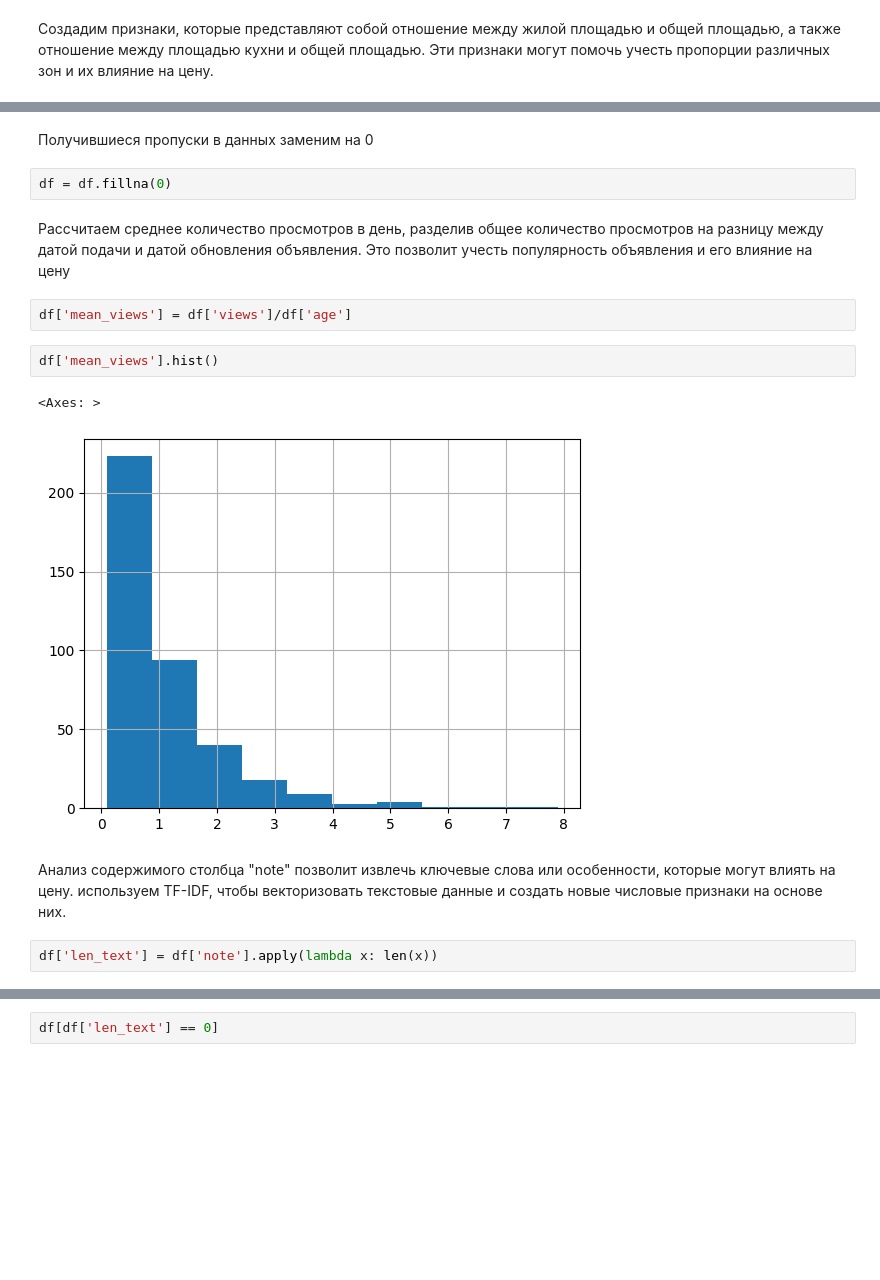
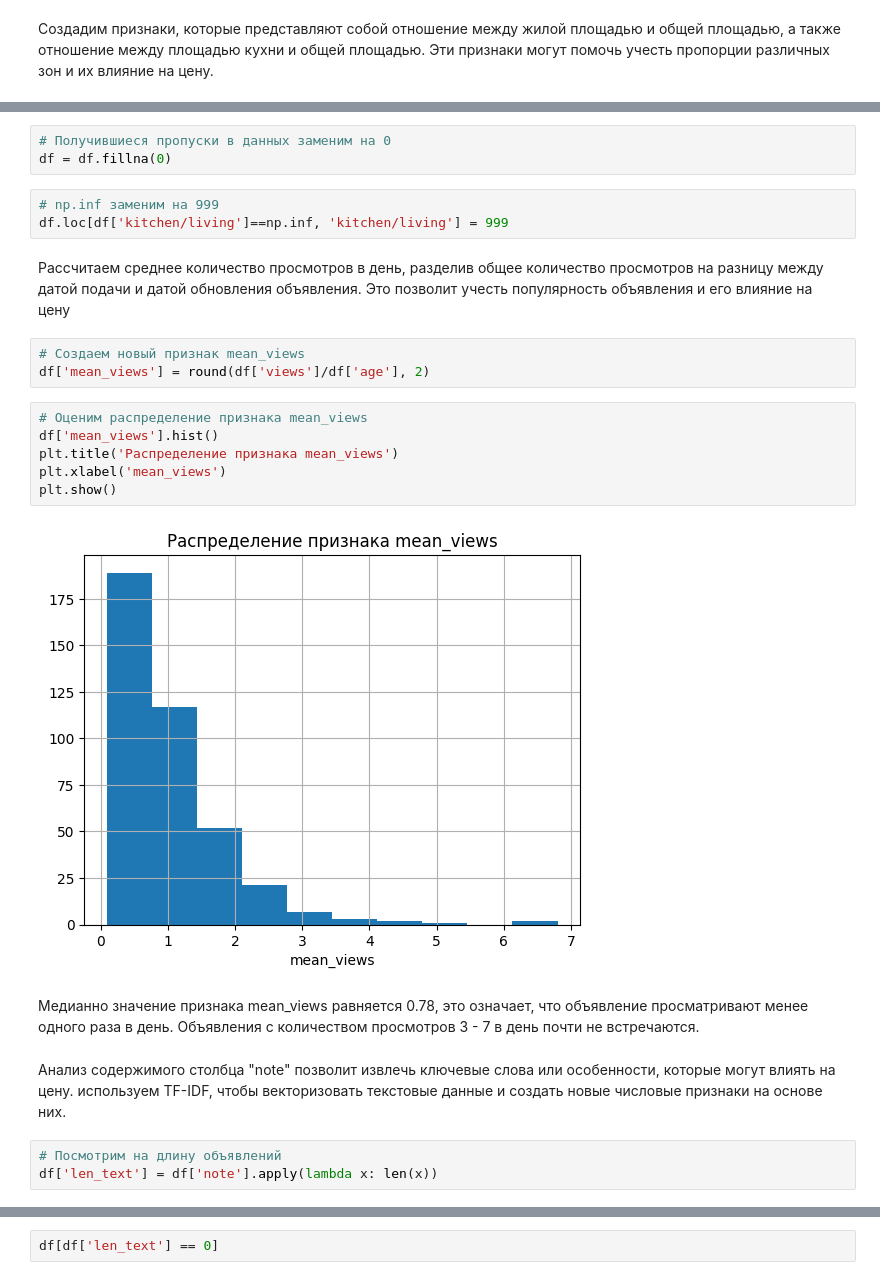
Before and after one commit to ZigangareevaS/test_belka, a Jupyter notebook: housing_price.ipynb, the cells around one changed output, grey strips where cells are left out. Cells and saved outputs as stored; diff of their text form; blank space fills up the shorter version.

```diff
--- a/housing_price.ipynb
+++ b/housing_price.ipynb
@@ -456,20 +461,29 @@ df.loc[df['kitchen/living'].isna()].head()
 | 266 | 2023-06-27 | 2023-06-27 | id:4836. \r\nв продаже уютная трё... | трехкомнатная |  | ленина | 9 | 65.2 | ... |
 | 272 | 2022-12-23 | 2023-06-22 | id:1182. \r\nпродается теплая пол... | трехкомнатная |  | труда | 1 | 63.4 | ... |
 | 397 | 2023-04-01 | 2023-04-01 | id:2882. \r\n3-х квартира 9/9 эта... | трехкомнатная |  |  | 5 | 61.5 | ... |
-# %% [markdown]
-Получившиеся пропуски в данных заменим на 0
-# %%
-df = df.fillna(0)
+# %%
+# Получившиеся пропуски в данных заменим на 0
+df = df.fillna(0)
+# %%
+# np.inf заменим на 999
+df.loc[df['kitchen/living']==np.inf, 'kitchen/living'] = 999
 # %% [markdown]
 Рассчитаем среднее количество просмотров в день, разделив общее количество просмотров на разницу между датой подачи и датой обновления объявления. Это позволит учесть популярность объявления и его влияние на цену
 # %%
-df['mean_views'] = df['views']/df['age']
+# Создаем новый признак mean_views
+df['mean_views'] = round(df['views']/df['age'], 2)
-# %%
-df['mean_views'].hist()
-# %% [output]
-<Axes: >
-[figure, removed]
+# %%
+# Оценим распределение признака mean_views
+df['mean_views'].hist()
+plt.title('Распределение признака mean_views')
+plt.xlabel('mean_views')
+plt.show()
+# %% [output]
+[figure, added]
+# %% [markdown]
+Медианно значение признака mean_views равняется 0.78, это означает, что объявление просматривают менее одного раза в день. Объявления с количеством просмотров 3 - 7 в день почти не встречаются.
 # %% [markdown]
 Анализ содержимого столбца "note" позволит извлечь ключевые слова или особенности, которые могут влиять на цену. используем TF-IDF, чтобы векторизовать текстовые данные и создать новые числовые признаки на основе них.
 # %%
+# Посмотрим на длину объявлений
 df['len_text'] = df['note'].apply(lambda x: len(x))
```
Also changed, not shown: parts of 100 cells of this notebook.
